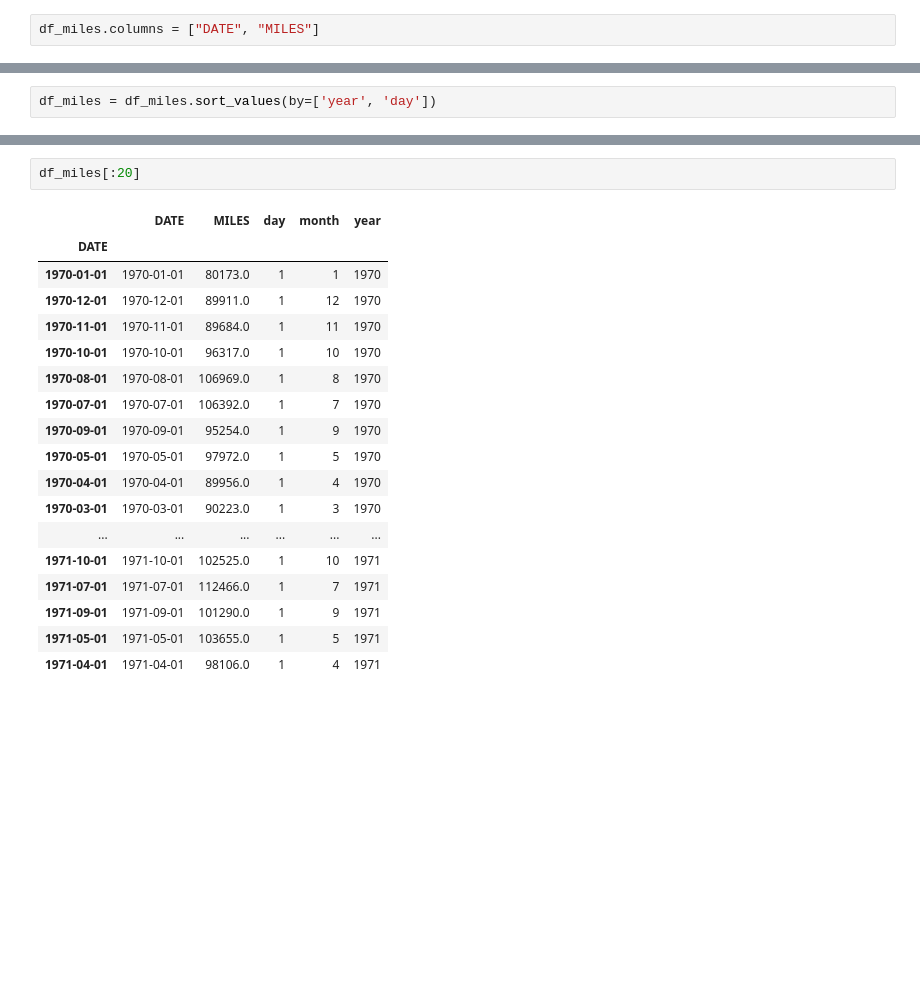
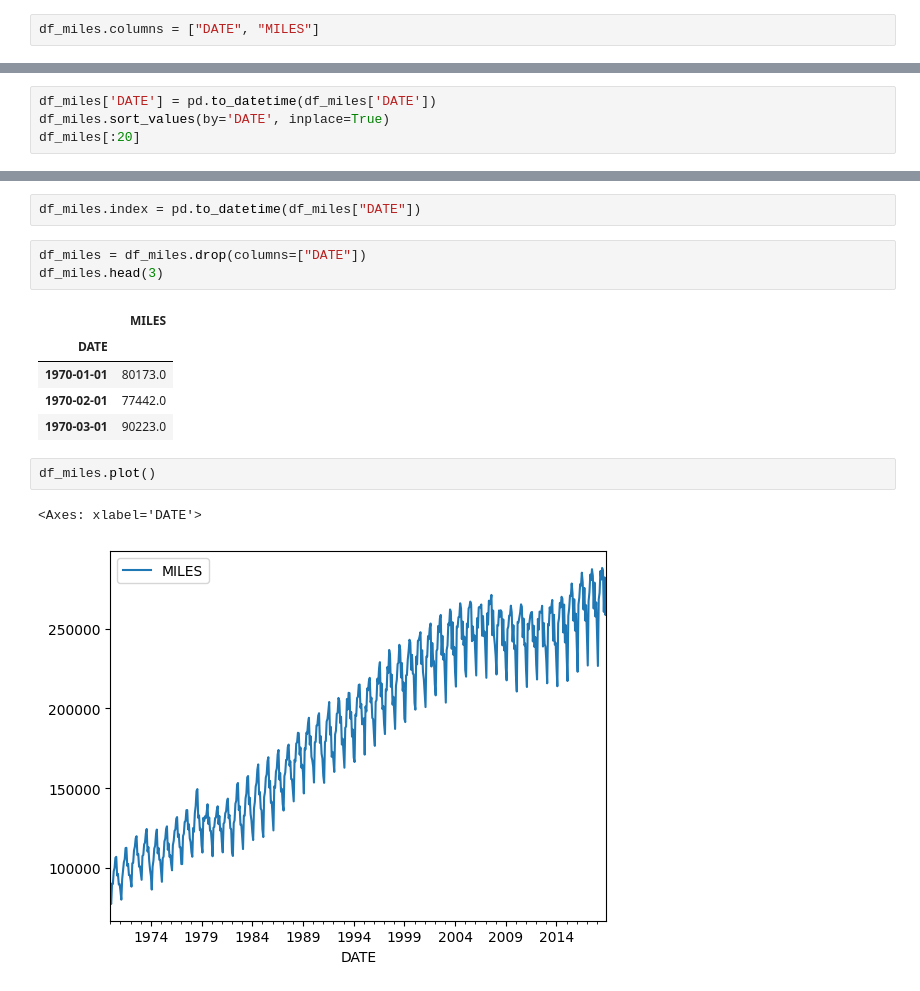
Before and after one commit to Adnan525/sc_a1, a Jupyter notebook: task4.ipynb, the cells around one changed output, grey strips where cells are left out. Drawn from its saved outputs; the diff is of its cells as text; blank space fills up the shorter version.

```diff
--- a/task4.ipynb
+++ b/task4.ipynb
@@ -147,2 +140,0 @@ df_miles['year'] = df_miles.index.year
-# %%
-df_miles = df_miles.sort_values(by=['year', 'day'])
@@ -150,0 +141,4 @@ df_miles = df_miles.sort_values(by=['year', 'day'])
+# %%
+df_miles['DATE'] = pd.to_datetime(df_miles['DATE'])
+df_miles.sort_values(by='DATE', inplace=True)
+df_miles[:20]
@@ -151,21 +163,16 @@ df_miles = df_miles.sort_values(by=['year', 'day'])
+# %%
+df_miles.index = pd.to_datetime(df_miles["DATE"])
+# %%
+df_miles = df_miles.drop(columns=["DATE"])
+df_miles.head(3)
+# %% [output]
+|  | MILES |
+| DATE |  |
+| 1970-01-01 | 80173.0 |
+| 1970-02-01 | 77442.0 |
+| 1970-03-01 | 90223.0 |
 # %%
-df_miles[:20]
+df_miles.plot()
 # %% [output]
-|  | DATE | MILES | day | month | year |
-| DATE |  |  |  |  |  |
-| 1970-01-01 | 1970-01-01 | 80173.0 | 1 | 1 | 1970 |
-| 1970-12-01 | 1970-12-01 | 89911.0 | 1 | 12 | 1970 |
-| 1970-11-01 | 1970-11-01 | 89684.0 | 1 | 11 | 1970 |
-| 1970-10-01 | 1970-10-01 | 96317.0 | 1 | 10 | 1970 |
-| 1970-08-01 | 1970-08-01 | 106969.0 | 1 | 8 | 1970 |
-| 1970-07-01 | 1970-07-01 | 106392.0 | 1 | 7 | 1970 |
-| 1970-09-01 | 1970-09-01 | 95254.0 | 1 | 9 | 1970 |
-| 1970-05-01 | 1970-05-01 | 97972.0 | 1 | 5 | 1970 |
-| 1970-04-01 | 1970-04-01 | 89956.0 | 1 | 4 | 1970 |
-| 1970-03-01 | 1970-03-01 | 90223.0 | 1 | 3 | 1970 |
-| ... | ... | ... | ... | ... | ... |
-| 1971-10-01 | 1971-10-01 | 102525.0 | 1 | 10 | 1971 |
-| 1971-07-01 | 1971-07-01 | 112466.0 | 1 | 7 | 1971 |
-| 1971-09-01 | 1971-09-01 | 101290.0 | 1 | 9 | 1971 |
-| 1971-05-01 | 1971-05-01 | 103655.0 | 1 | 5 | 1971 |
-| 1971-04-01 | 1971-04-01 | 98106.0 | 1 | 4 | 1971 |
+<Axes: xlabel='DATE'>
+[figure, added]
```
Also changed, not shown: parts of 7 cells of this notebook.
